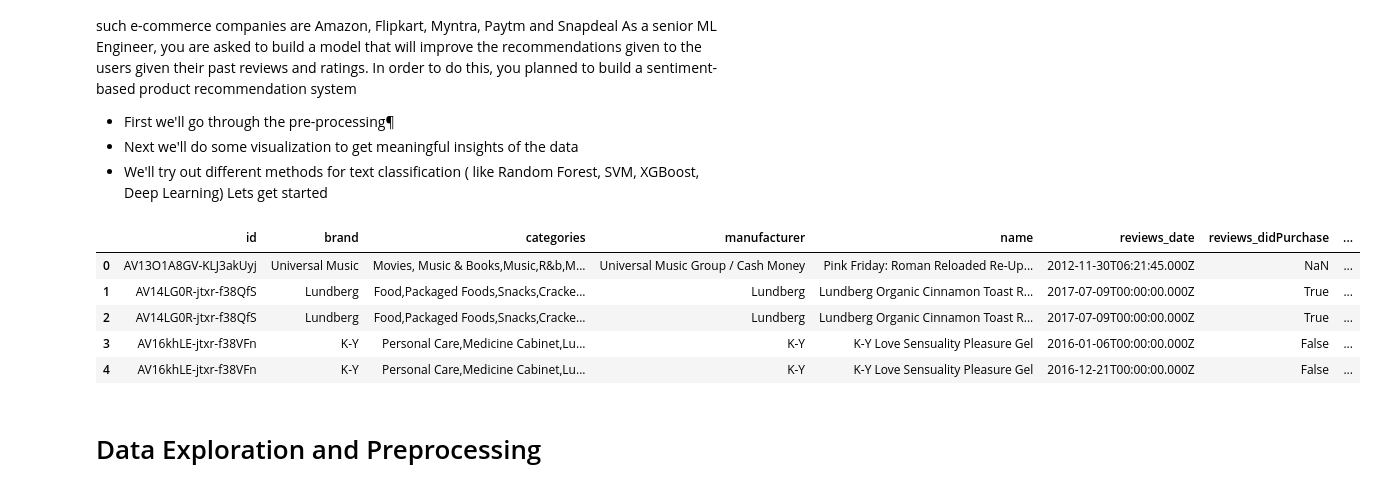
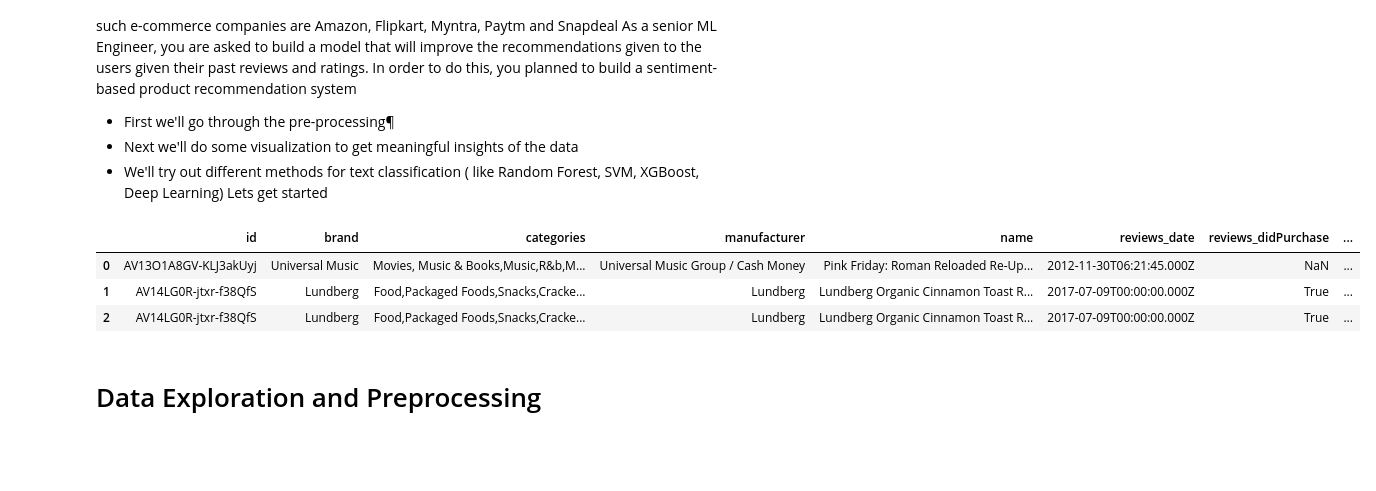
Before and after one commit to nveenkumr/SentimentBased_ProductRecommendation, a Jupyter notebook: Sentiment_Analysis_AmazonReviews.ipynb, the cells around one changed output. Cells and saved outputs as stored; diff of their text form; code cells hidden in the pictures; blank space fills up the shorter version.

```diff
--- a/Sentiment_Analysis_AmazonReviews.ipynb
+++ b/Sentiment_Analysis_AmazonReviews.ipynb
@@ -42,14 +49,12 @@ import re
 # %%
 #read the product reviews
 prod_df=pd.read_csv('https://raw.githubusercontent.com/nveenkumr/SentimentAnalysis_ProductRecommendation/main/sample30.csv')
-prod_df.head()
+prod_df.head(3)
 # %% [output]
 |  | id | brand | categories | manufacturer | name | reviews_date | reviews_didPurchase | ... |
 | 0 | AV13O1A8GV-KLJ3akUyj | Universal Music | Movies, Music & Books,Music,R&b,M... | Universal Music Group / Cash Money | Pink Friday: Roman Reloaded Re-Up... | 2012-11-30T06:21:45.000Z | NaN | ... |
 | 1 | AV14LG0R-jtxr-f38QfS | Lundberg | Food,Packaged Foods,Snacks,Cracke... | Lundberg | Lundberg Organic Cinnamon Toast R... | 2017-07-09T00:00:00.000Z | True | ... |
 | 2 | AV14LG0R-jtxr-f38QfS | Lundberg | Food,Packaged Foods,Snacks,Cracke... | Lundberg | Lundberg Organic Cinnamon Toast R... | 2017-07-09T00:00:00.000Z | True | ... |
-| 3 | AV16khLE-jtxr-f38VFn | K-Y | Personal Care,Medicine Cabinet,Lu... | K-Y | K-Y Love Sensuality Pleasure Gel | 2016-01-06T00:00:00.000Z | False | ... |
-| 4 | AV16khLE-jtxr-f38VFn | K-Y | Personal Care,Medicine Cabinet,Lu... | K-Y | K-Y Love Sensuality Pleasure Gel | 2016-12-21T00:00:00.000Z | False | ... |
 # %% [markdown]
 # Data Exploration and Preprocessing
 # %%
```
Also changed, not shown: parts of 17 cells of this notebook.
